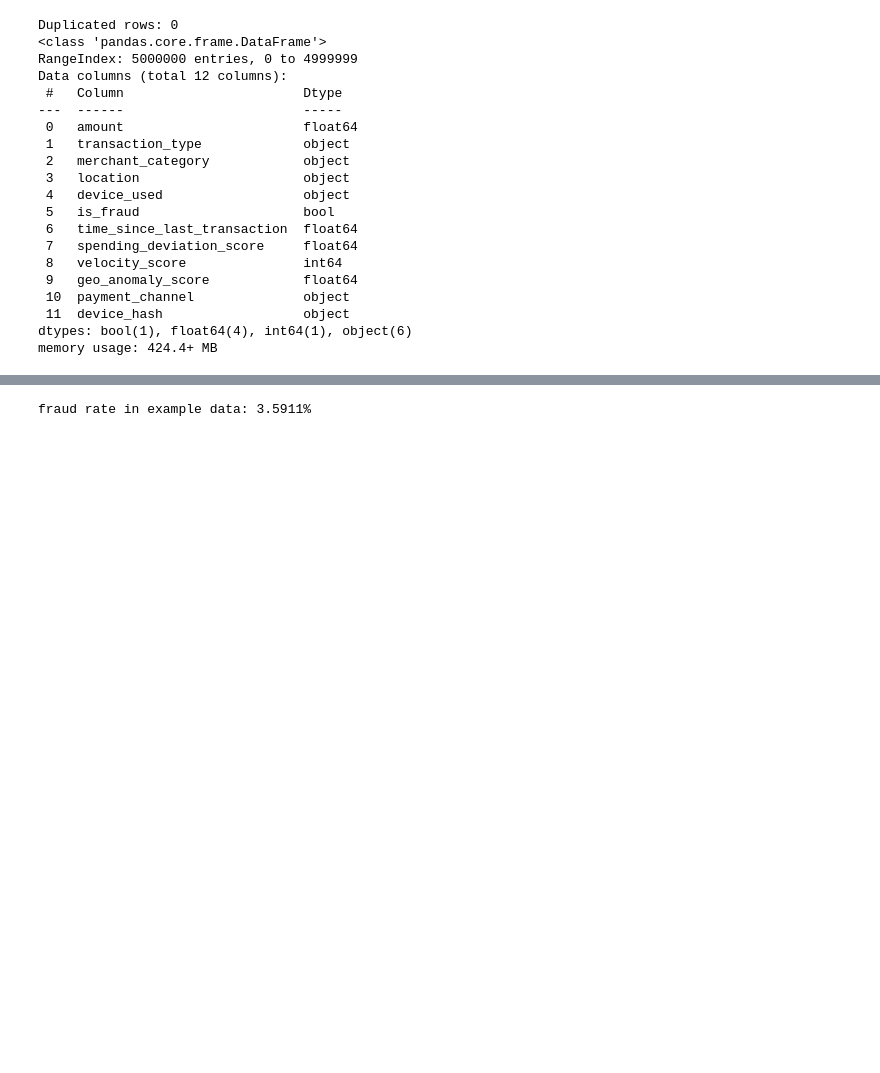
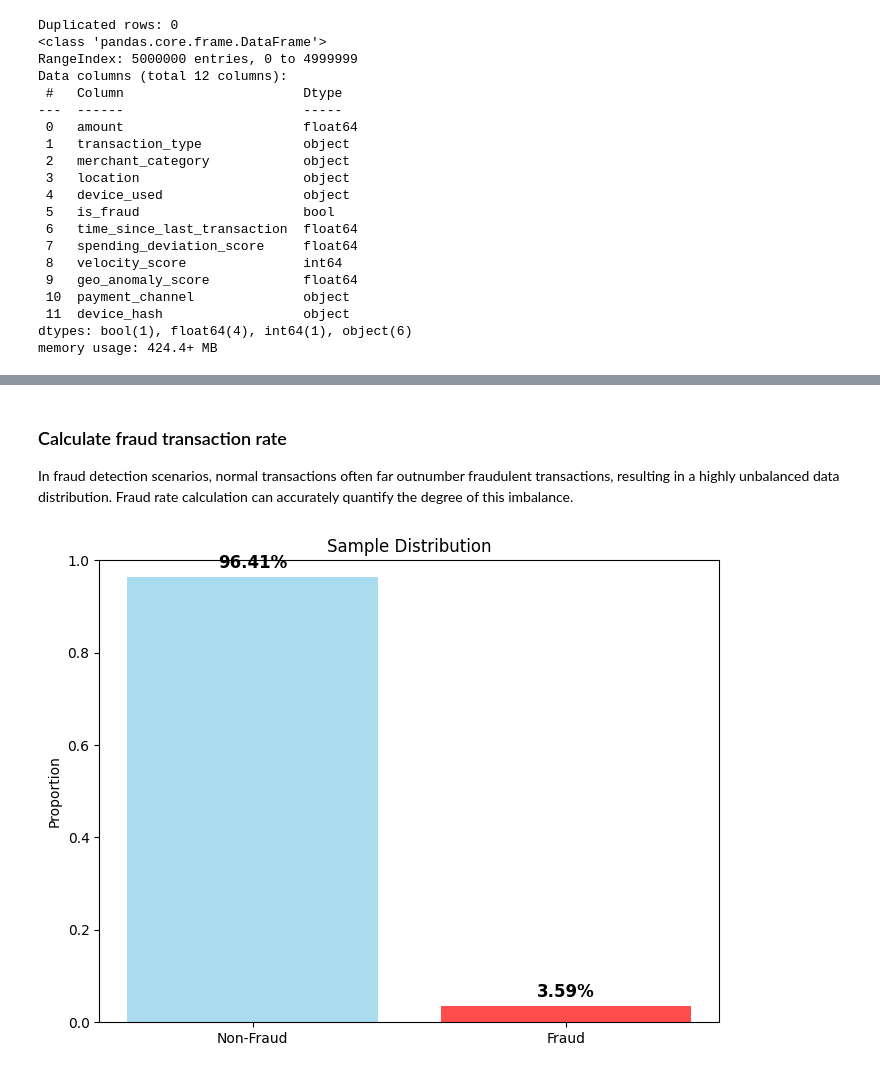
Before and after one commit to Jiajun-Liu-1159501/COMP647-1159501, a Jupyter notebook: data_processing.ipynb, the cells around one changed output, grey strips where cells are left out. Drawn from its saved outputs; the diff is of its cells as text; code cells hidden in the pictures; blank space fills up the shorter version.

```diff
--- a/data_processing.ipynb
+++ b/data_processing.ipynb
@@ -175,4 +247,25 @@ memory usage: 424.4+ MB
+# %% [markdown]
+### Calculate fraud transaction rate
+In fraud detection scenarios, normal transactions often far outnumber fraudulent transactions, resulting in a highly unbalanced data distribution. Fraud rate calculation can accurately quantify the degree of this imbalance.
 # %%
-print(f"fraud rate in example data: {df['is_fraud'].mean():.4%}")
+
+fraud_rate = df['is_fraud'].mean()
+normal_rate = 1 - fraud_rate
+
+categories = ['Non-Fraud', 'Fraud']
+rates = [normal_rate, fraud_rate]
+
+plt.figure(figsize=(8, 6))
+bars = plt.bar(categories, rates, color=['skyblue', 'red'], alpha=0.7)
+plt.ylabel('Proportion')
+plt.title('Sample Distribution')
+plt.ylim(0, 1)
+
+for bar, rate in zip(bars, rates):
+    height = bar.get_height()
+    plt.text(bar.get_x() + bar.get_width()/2., height + 0.01,
+             f'{rate:.2%}', ha='center', va='bottom', fontsize=12, fontweight='bold')
+
+plt.show()
 # %% [output]
-fraud rate in example data: 3.5911%
+[figure, added]
```
Also changed, not shown: parts of 4 cells of this notebook.
